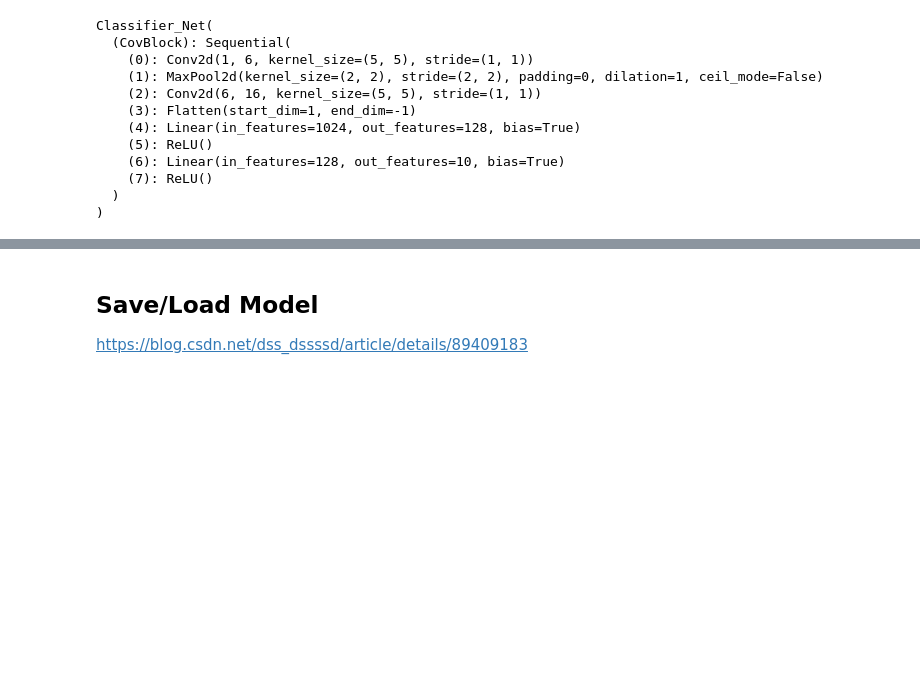
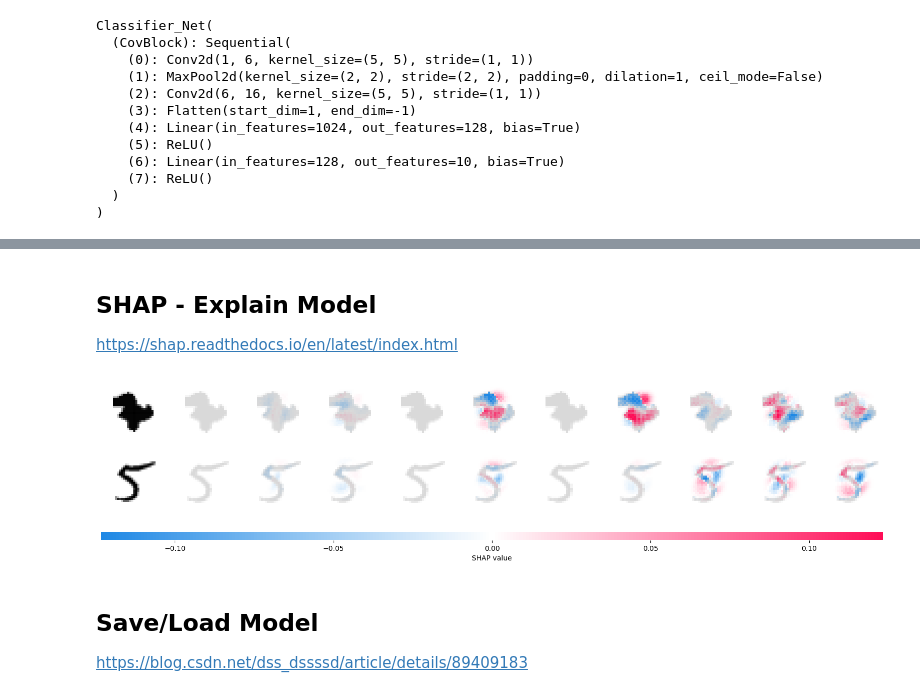
Before and after one commit to Jiarong-L/GAN_tutorial, a Jupyter notebook: Basis/Basis_PyTorch.ipynb, the cells around one changed output, grey strips where cells are left out. Drawn from its saved outputs; the diff is of its cells as text; code cells hidden in the pictures; blank space fills up the shorter version.

Commit message:
shap

```diff
--- a/Basis/Basis_PyTorch.ipynb
+++ b/Basis/Basis_PyTorch.ipynb
@@ -153,3 +164,25 @@ tensor([5, 2, 6, 6, 8, 3, 3, 6, 2, 4])
+# %% [markdown]
+## SHAP - Explain Model
+
+https://shap.readthedocs.io/en/latest/index.html
+# %%
+import shap
+
+images, labels = next(iter(trainloader))
+eX_train = images.to(device)
+explainer = shap.DeepExplainer(model, eX_train)
+
+
+images, labels = next(iter(trainloader))
+eX =  images[:2].to(device)                            #  torch.Size([2, 1, 28, 28])
+shap_values = explainer.shap_values(eX)                #             (2, 1, 28, 28, 10)    注 classNum=10
+shap_values = list(np.transpose(shap_values, (4, 0, 2, 3, 1)))  # 10*(2, 28, 28, 1)        注 classNum=10
+
+pixel_values= np.swapaxes(np.swapaxes(eX.cpu().detach().numpy(), 1, -1), 1, 2)    # (2, 28, 28, 1)
+
+shap.image_plot(shap_values, -pixel_values)
+# %% [output]
+[figure, added]
 # %% [markdown]
 ## Save/Load Model
 
```
Also changed, not shown: parts of 7 cells of this notebook, 1 other file.
